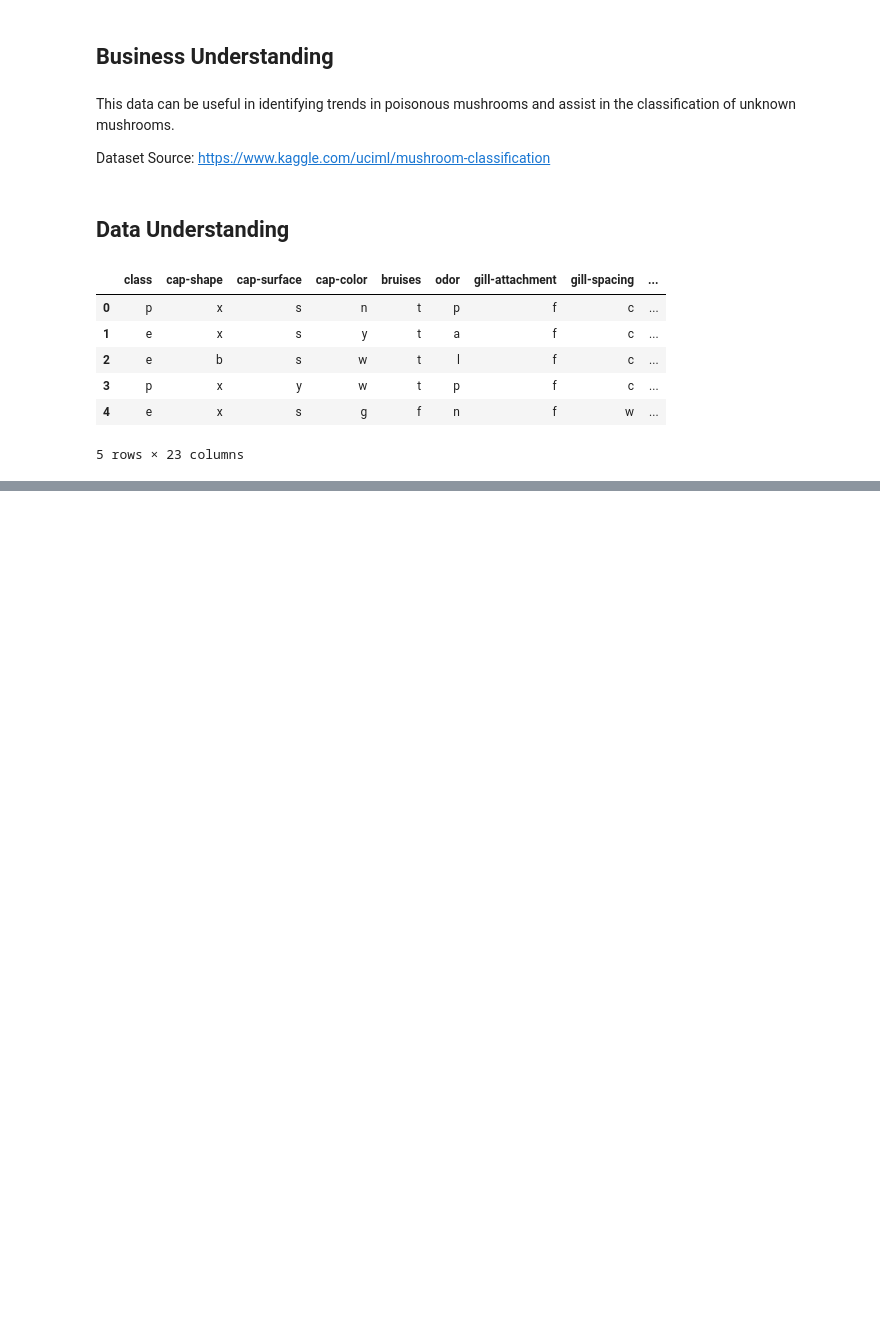
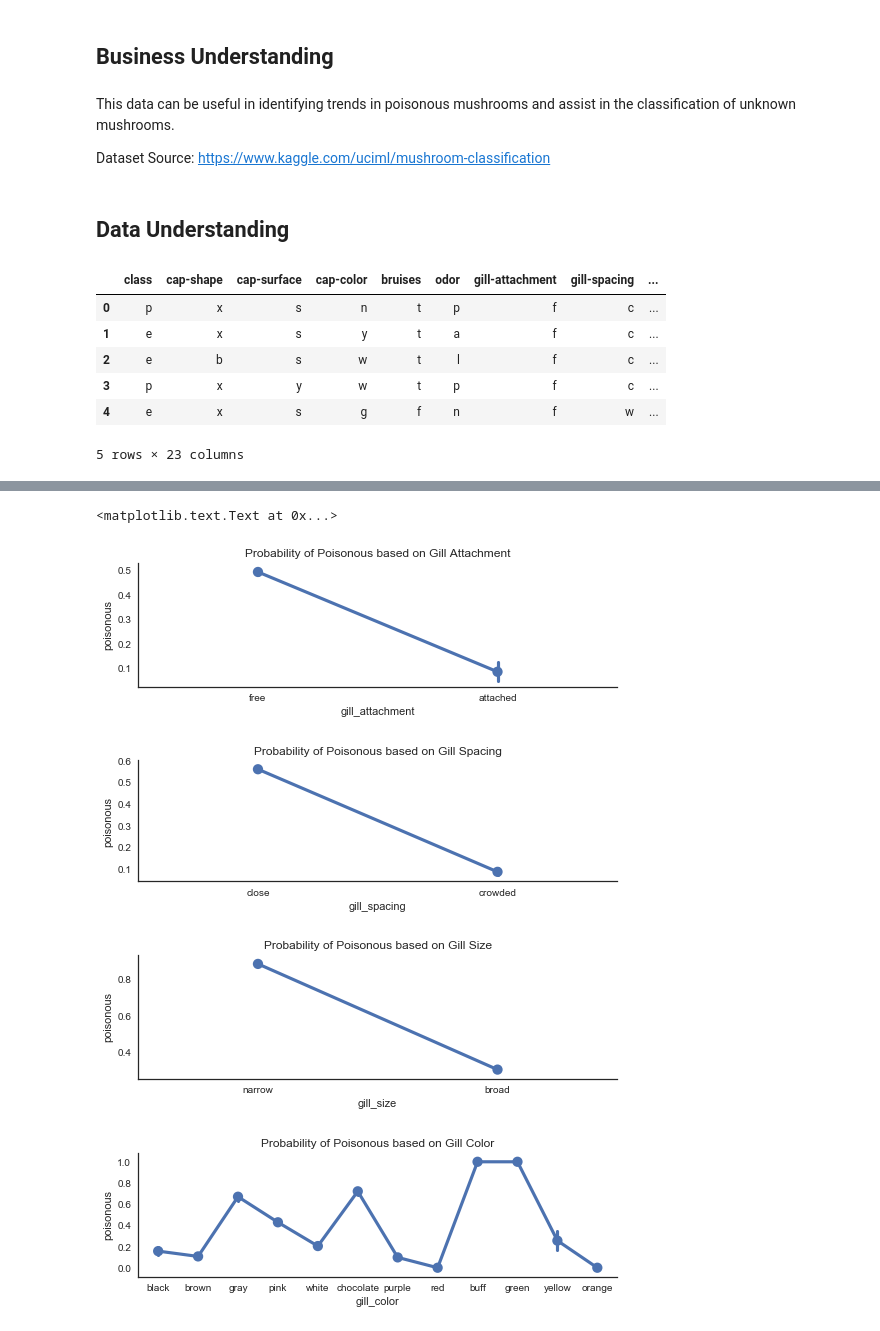
Before and after one commit to Thakugan/machine-learning-notebooks, a Jupyter notebook: 1-exploring-table-data/mushroom-hunting.ipynb, the cells around one changed output, grey strips where cells are left out. Cells and saved outputs as stored; diff of their text form; code cells hidden in the pictures; blank space fills up the shorter version.

```diff
--- a/1-exploring-table-data/mushroom-hunting.ipynb
+++ b/1-exploring-table-data/mushroom-hunting.ipynb
@@ -31,0 +267,16 @@ This data is extremely confusing since we don't inherently know what any of the
+# %%
+# nominal attributes related to Gill
+sns.factorplot(y="poisonous", x="gill_attachment", data=df, size = 2.5, aspect = 3)
+plt.title('Probability of Poisonous based on Gill Attachment')
+sns.factorplot(y="poisonous", x="gill_spacing", data=df, size = 2.5, aspect = 3)
+plt.title('Probability of Poisonous based on Gill Spacing')
+sns.factorplot(y="poisonous", x="gill_size", data=df, size = 2.5, aspect = 3)
+plt.title('Probability of Poisonous based on Gill Size')
+sns.factorplot(y="poisonous", x="gill_color", data=df, size = 2.5, aspect = 3)
+plt.title('Probability of Poisonous based on Gill Color')
+# %% [output]
+<matplotlib.text.Text at 0x...>
+[figure, added]
+[figure, added]
+[figure, added]
+[figure, added]
```
Also changed, not shown: parts of 23 cells of this notebook.
